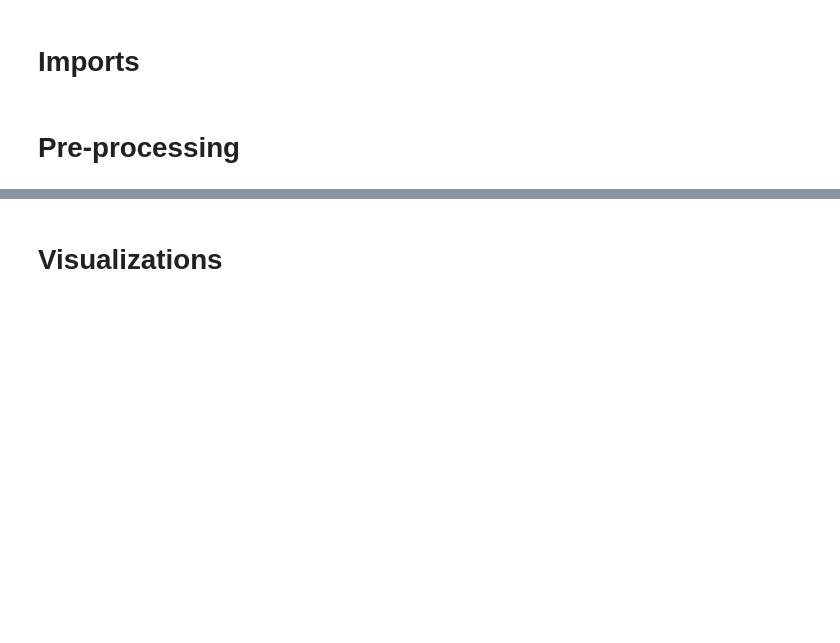
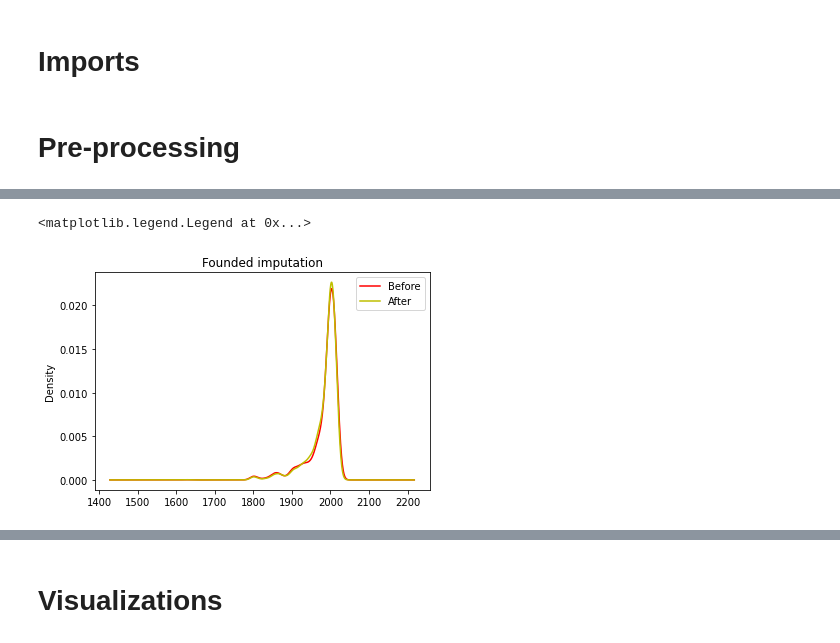
Before and after one commit to Hanuro/data-engineer-jobs-analysis, a Jupyter notebook: research/assets/dataviz/dataengineer.ipynb, the cells around one changed output, grey strips where cells are left out. Drawn from its saved outputs; the diff is of its cells as text; code cells hidden in the pictures; blank space fills up the shorter version.

```diff
--- a/research/assets/dataviz/dataengineer.ipynb
+++ b/research/assets/dataviz/dataengineer.ipynb
@@ -57,0 +156,8 @@ plt.title('Nan values')
+# %%
+df['Founded'].plot.kde(color='r', label='Before')
+df_knn["Founded"].plot.kde(color='y', label='After')
+plt.title('Founded imputation')
+plt.legend()
+# %% [output]
+<matplotlib.legend.Legend at 0x...>
+[figure, added]
```
Also changed, not shown: parts of 30 cells of this notebook.
